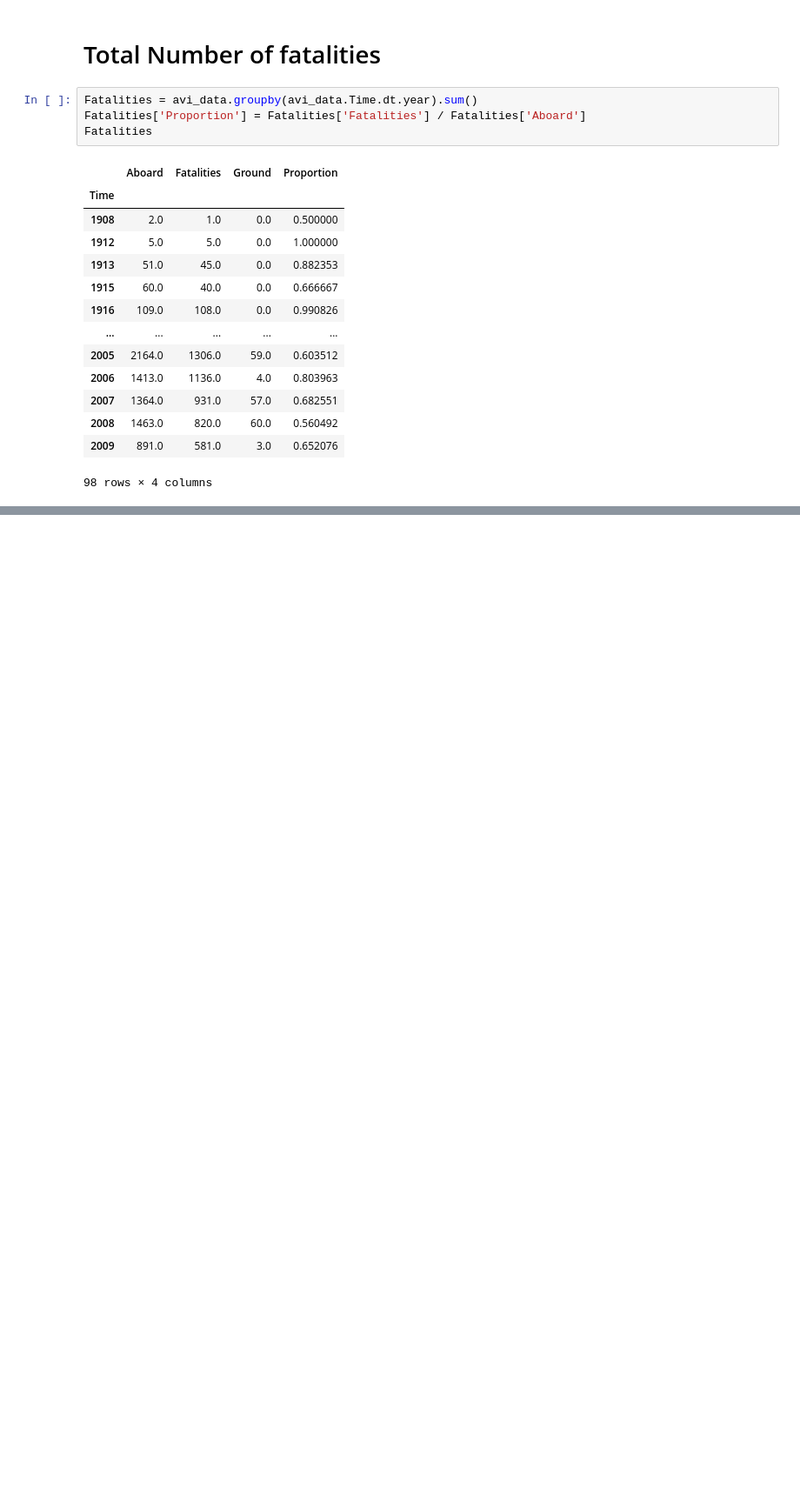
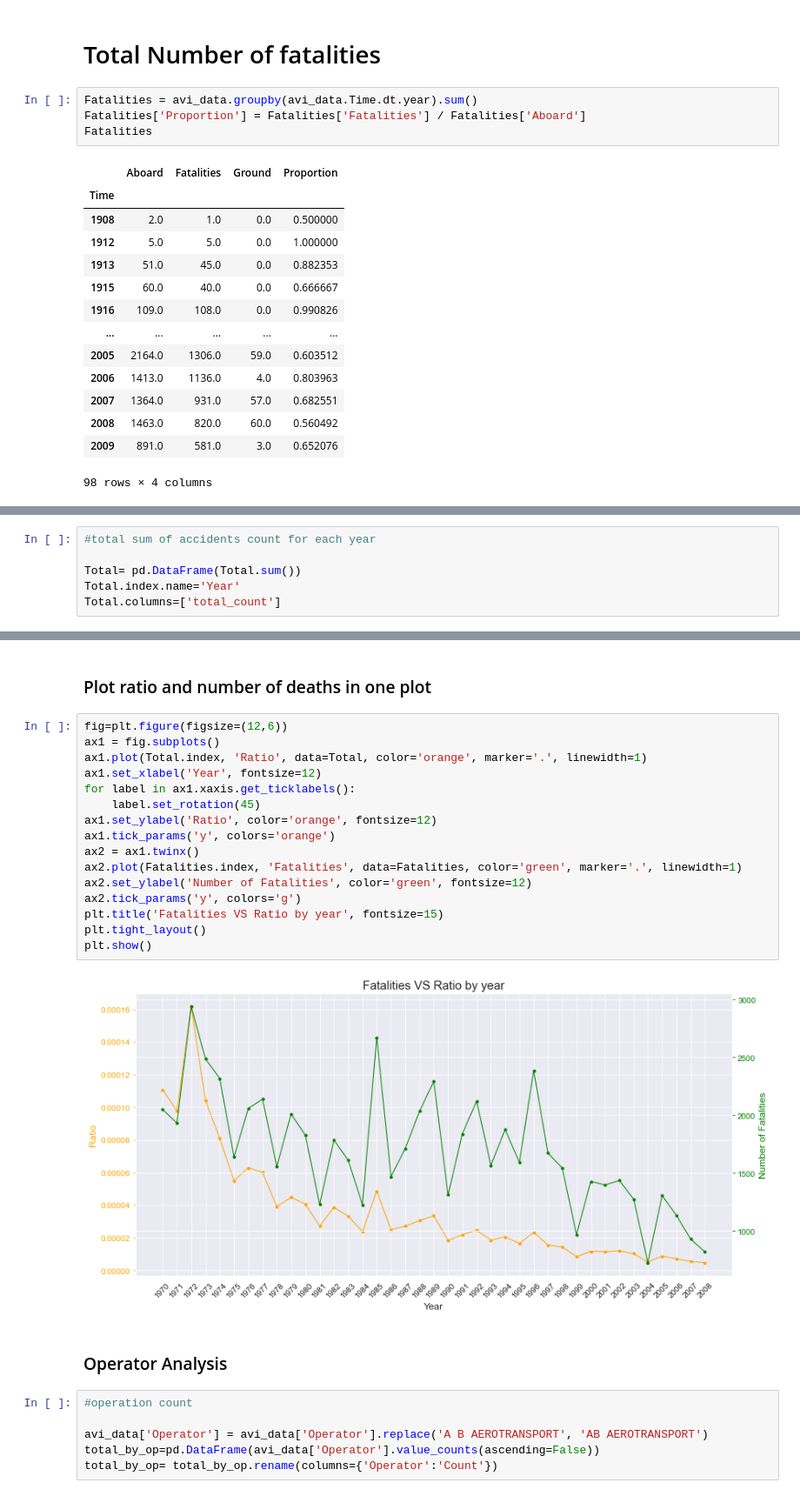
Before and after one commit to LaavanyaChandru/Aviation_Accident-100years_Analysis, a Jupyter notebook: Aviation_Accident-1908-2009_Analysis.ipynb, the cells around one changed output, grey strips where cells are left out. Shown at 87% size. Cells and saved outputs as stored; diff of their text form; blank space fills up the shorter version.

```diff
--- a/Aviation_Accident-1908-2009_Analysis.ipynb
+++ b/Aviation_Accident-1908-2009_Analysis.ipynb
@@ -445,0 +474,6 @@ plt.show()
+# %%
+#total sum of accidents count for each year
+
+Total= pd.DataFrame(Total.sum())
+Total.index.name='Year'
+Total.columns=['total_count']
@@ -445,0 +540,28 @@ plt.show()
+# %% [markdown]
+### Plot ratio and number of deaths in one plot
+# %%
+fig=plt.figure(figsize=(12,6))
+ax1 = fig.subplots()
+ax1.plot(Total.index, 'Ratio', data=Total, color='orange', marker='.', linewidth=1)
+ax1.set_xlabel('Year', fontsize=12)
+for label in ax1.xaxis.get_ticklabels():
+    label.set_rotation(45)
+ax1.set_ylabel('Ratio', color='orange', fontsize=12)
+ax1.tick_params('y', colors='orange')
+ax2 = ax1.twinx()
+ax2.plot(Fatalities.index, 'Fatalities', data=Fatalities, color='green', marker='.', linewidth=1)
+ax2.set_ylabel('Number of Fatalities', color='green', fontsize=12)
+ax2.tick_params('y', colors='g')
+plt.title('Fatalities VS Ratio by year', fontsize=15)
+plt.tight_layout()
+plt.show()
+# %% [output]
+[figure, added]
+# %% [markdown]
+### Operator Analysis
+# %%
+#operation count
+
+avi_data['Operator'] = avi_data['Operator'].replace('A B AEROTRANSPORT', 'AB AEROTRANSPORT')
+total_by_op=pd.DataFrame(avi_data['Operator'].value_counts(ascending=False))
+total_by_op= total_by_op.rename(columns={'Operator':'Count'})
```
Also changed, not shown: parts of 20 cells of this notebook.
